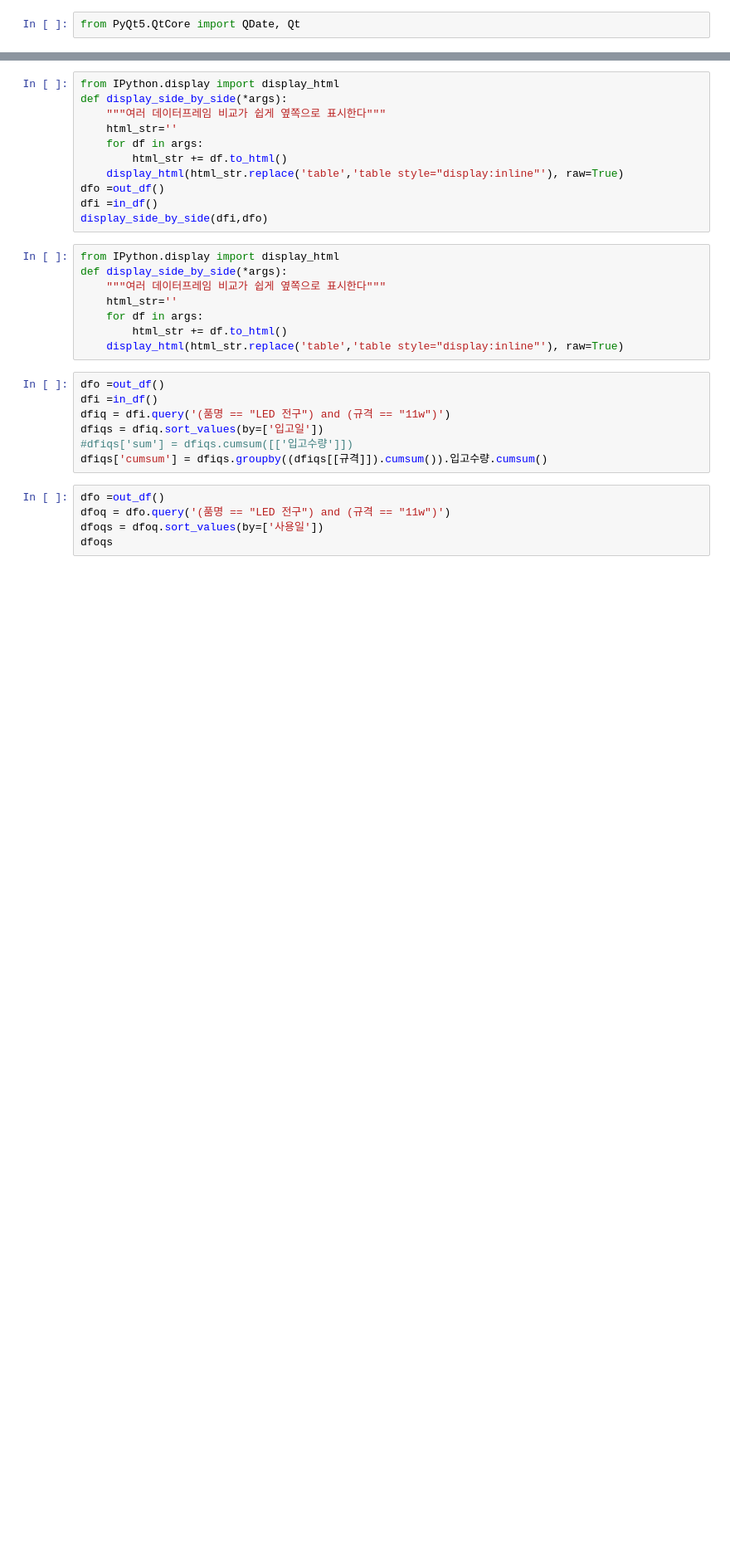
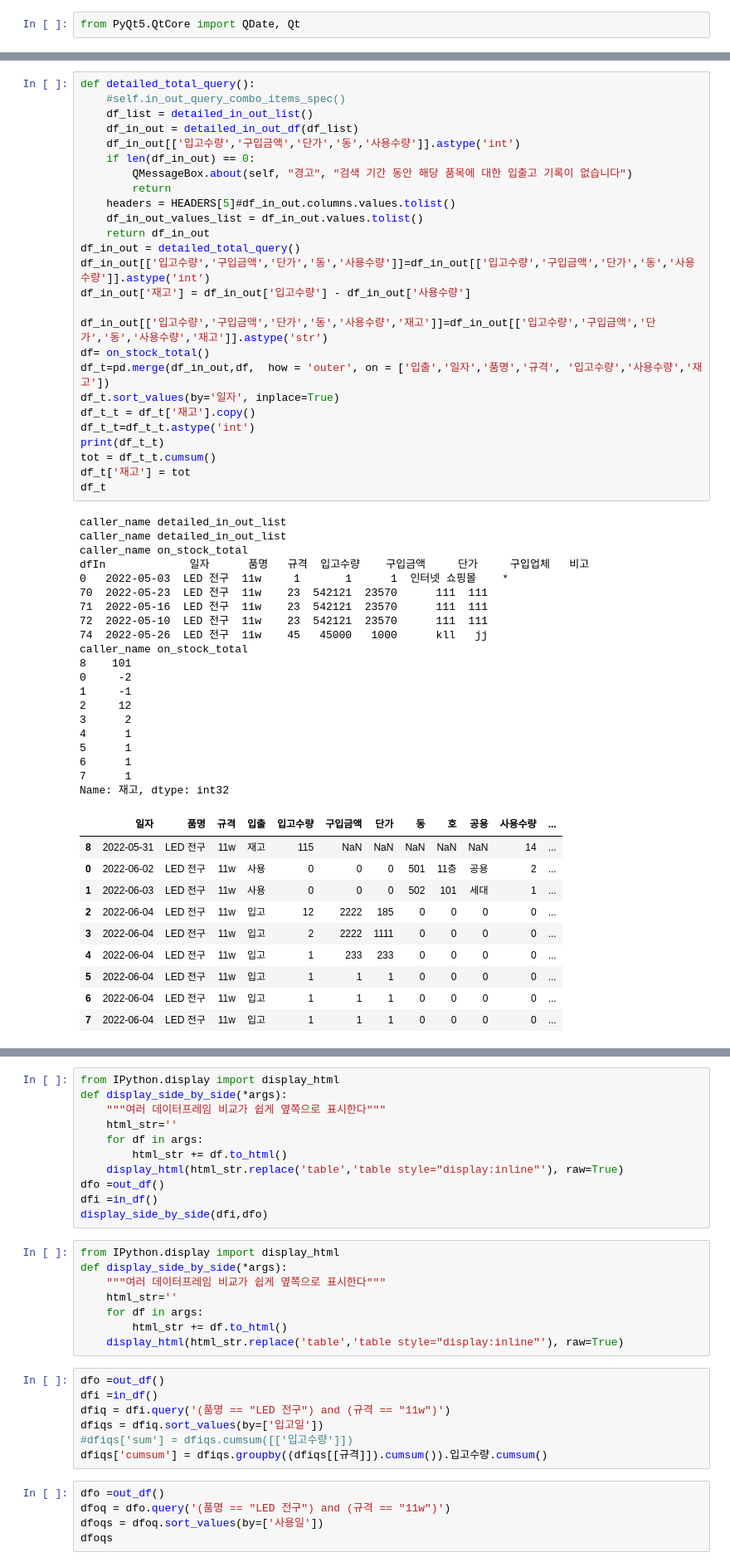
Before and after one commit to limhoontaig/pygame, a Jupyter notebook: Nado Game/pyqt5/자재관리/sampledevelop.ipynb, the cells around one changed output, grey strips where cells are left out. Shown at 83% size. Cells and saved outputs as stored; diff of their text form; blank space fills up the shorter version.

```diff
--- a/Nado Game/pyqt5/자재관리/sampledevelop.ipynb
+++ b/Nado Game/pyqt5/자재관리/sampledevelop.ipynb
@@ -264,0 +324,57 @@ temp_list[0]
+# %%
+def detailed_total_query():
+    #self.in_out_query_combo_items_spec()
+    df_list = detailed_in_out_list()
+    df_in_out = detailed_in_out_df(df_list)
+    df_in_out[['입고수량','구입금액','단가','동','사용수량']].astype('int')
+    if len(df_in_out) == 0:
+        QMessageBox.about(self, "경고", "검색 기간 동안 해당 품목에 대한 입출고 기록이 없습니다")
+        return
+    headers = HEADERS[5]#df_in_out.columns.values.tolist()
+    df_in_out_values_list = df_in_out.values.tolist()
+    return df_in_out
+df_in_out = detailed_total_query()
+df_in_out[['입고수량','구입금액','단가','동','사용수량']]=df_in_out[['입고수량','구입금액','단가','동','사용수량']].astype('int')
+df_in_out['재고'] = df_in_out['입고수량'] - df_in_out['사용수량']
+
+df_in_out[['입고수량','구입금액','단가','동','사용수량','재고']]=df_in_out[['입고수량','구입금액','단가','동','사용수량','재고']].astype('str')
+df= on_stock_total()
+df_t=pd.merge(df_in_out,df,  how = 'outer', on = ['입출','일자','품명','규격', '입고수량','사용수량','재고'])
+df_t.sort_values(by='일자', inplace=True)
+df_t_t = df_t['재고'].copy()
+df_t_t=df_t_t.astype('int')
+print(df_t_t)
+tot = df_t_t.cumsum()
+df_t['재고'] = tot
+df_t
+# %% [output]
+caller_name detailed_in_out_list
+caller_name detailed_in_out_list
+caller_name on_stock_total
+dfIn             일자      품명   규격  입고수량    구입금액     단가     구입업체   비고
+0   2022-05-03  LED 전구  11w     1       1      1  인터넷 쇼핑몰    *
+70  2022-05-23  LED 전구  11w    23  542121  23570      111  111
+71  2022-05-16  LED 전구  11w    23  542121  23570      111  111
+72  2022-05-10  LED 전구  11w    23  542121  23570      111  111
+74  2022-05-26  LED 전구  11w    45   45000   1000      kll   jj
+caller_name on_stock_total
+8    101
+0     -2
+1     -1
+2     12
+3      2
+4      1
+5      1
+6      1
+7      1
+Name: 재고, dtype: int32
+|  | 일자 | 품명 | 규격 | 입출 | 입고수량 | 구입금액 | 단가 | 동 | 호 | 공용 | 사용수량 | ... |
+| 8 | 2022-05-31 | LED 전구 | 11w | 재고 | 115 | NaN | NaN | NaN | NaN | NaN | 14 | ... |
+| 0 | 2022-06-02 | LED 전구 | 11w | 사용 | 0 | 0 | 0 | 501 | 11층 | 공용 | 2 | ... |
+| 1 | 2022-06-03 | LED 전구 | 11w | 사용 | 0 | 0 | 0 | 502 | 101 | 세대 | 1 | ... |
+| 2 | 2022-06-04 | LED 전구 | 11w | 입고 | 12 | 2222 | 185 | 0 | 0 | 0 | 0 | ... |
+| 3 | 2022-06-04 | LED 전구 | 11w | 입고 | 2 | 2222 | 1111 | 0 | 0 | 0 | 0 | ... |
+| 4 | 2022-06-04 | LED 전구 | 11w | 입고 | 1 | 233 | 233 | 0 | 0 | 0 | 0 | ... |
+| 5 | 2022-06-04 | LED 전구 | 11w | 입고 | 1 | 1 | 1 | 0 | 0 | 0 | 0 | ... |
+| 6 | 2022-06-04 | LED 전구 | 11w | 입고 | 1 | 1 | 1 | 0 | 0 | 0 | 0 | ... |
+| 7 | 2022-06-04 | LED 전구 | 11w | 입고 | 1 | 1 | 1 | 0 | 0 | 0 | 0 | ... |
```
Also changed, not shown: parts of 12 cells of this notebook, 5 other files.
